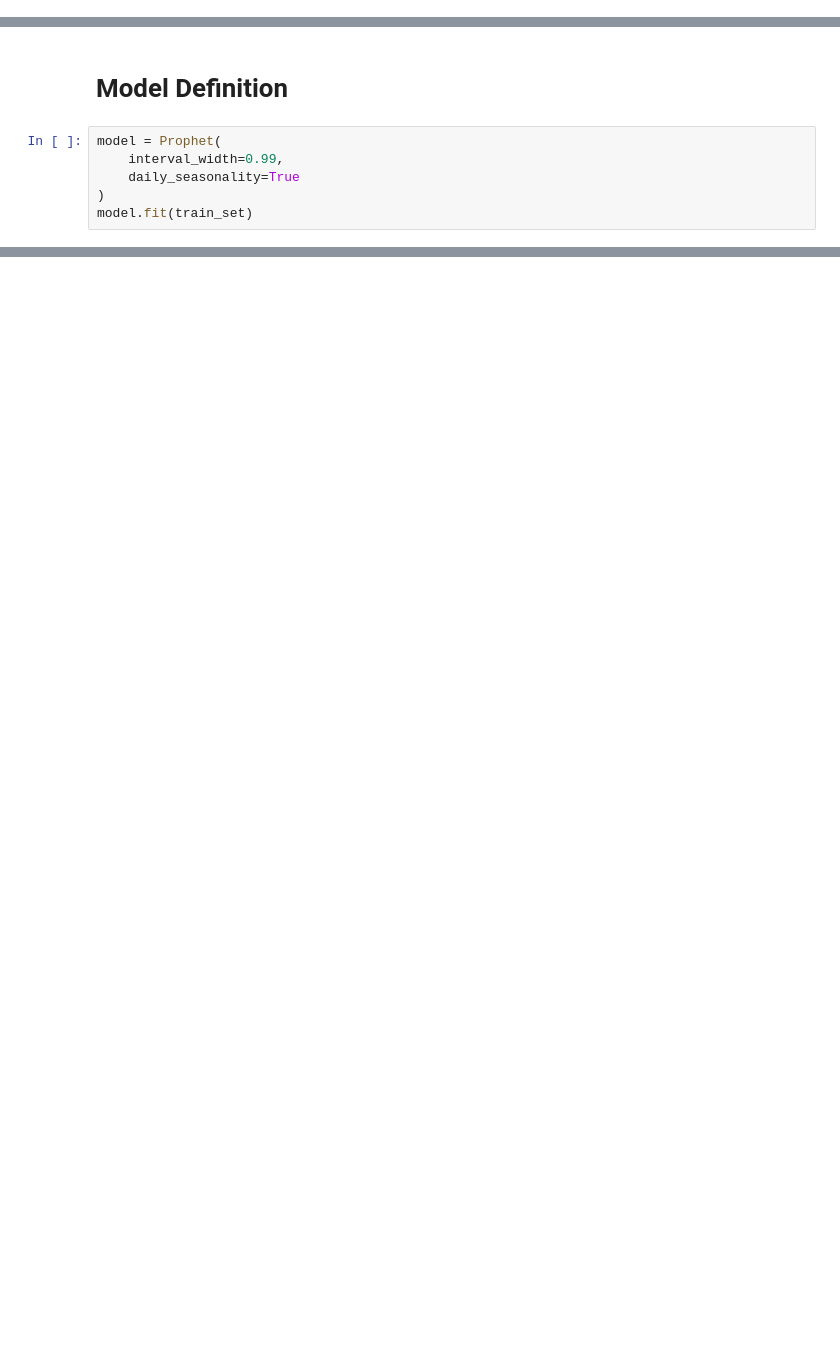
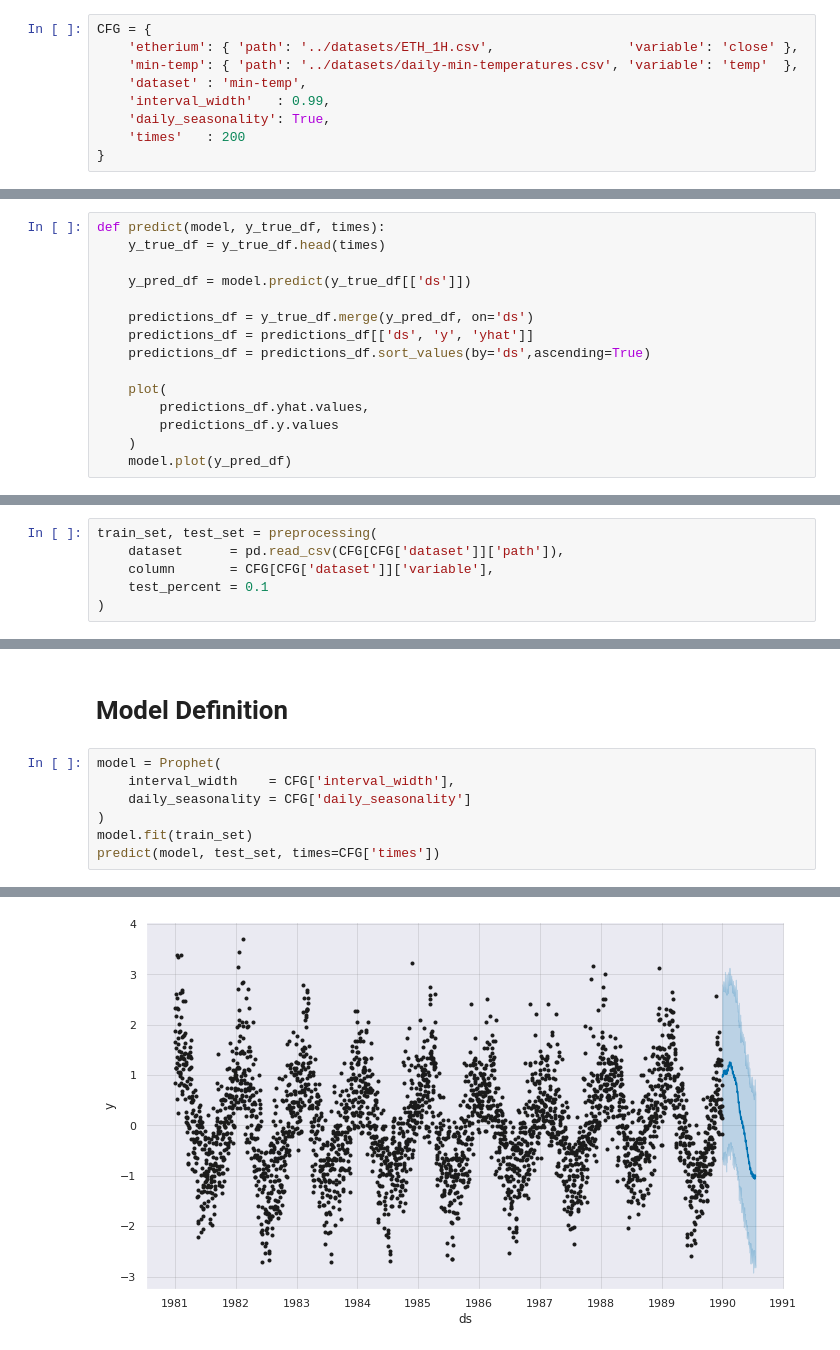
Before and after one commit to magistery-tps/time-series-tp, a Jupyter notebook: notebooks/prediction_prophet.ipynb, the cells around one changed output, grey strips where cells are left out. Cells and saved outputs as stored; diff of their text form; blank space fills up the shorter version.

```diff
--- a/notebooks/prediction_prophet.ipynb
+++ b/notebooks/prediction_prophet.ipynb
@@ -42,0 +32,9 @@ DATASET_2_PATH = '../datasets/daily-min-temperatures.csv'
+# %%
+CFG = {
+    'etherium': { 'path': '../datasets/ETH_1H.csv',                 'variable': 'close' },
+    'min-temp': { 'path': '../datasets/daily-min-temperatures.csv', 'variable': 'temp'  },
+    'dataset' : 'min-temp',
+    'interval_width'   : 0.99,
+    'daily_seasonality': True,
+    'times'   : 200
+}
@@ -42,0 +73,15 @@ DATASET_2_PATH = '../datasets/daily-min-temperatures.csv'
+# %%
+def predict(model, y_true_df, times):
+    y_true_df = y_true_df.head(times)
+
+    y_pred_df = model.predict(y_true_df[['ds']])
+
+    predictions_df = y_true_df.merge(y_pred_df, on='ds')
+    predictions_df = predictions_df[['ds', 'y', 'yhat']]
+    predictions_df = predictions_df.sort_values(by='ds',ascending=True)
+
+    plot(
+        predictions_df.yhat.values,
+        predictions_df.y.values
+    )
+    model.plot(y_pred_df)
@@ -77,0 +97,6 @@ train_set, test_set = preprocessing(dataset, VARIABLE, test_percent = 0.1)
+# %%
+train_set, test_set = preprocessing(
+    dataset      = pd.read_csv(CFG[CFG['dataset']]['path']),
+    column       = CFG[CFG['dataset']]['variable'],
+    test_percent = 0.1
+)
@@ -79,8 +107,9 @@ train_set, test_set = preprocessing(dataset, VARIABLE, test_percent = 0.1)
 # Model Definition
 # %%
 model = Prophet(
-    interval_width=0.99,
-    daily_seasonality=True
+    interval_width    = CFG['interval_width'],
+    daily_seasonality = CFG['daily_seasonality']
 )
 model.fit(train_set)
+predict(model, test_set, times=CFG['times'])
 # %% [output]
@@ -89,0 +121 @@ model.fit(train_set)
+[figure, added]
```
Also changed, not shown: parts of 12 cells of this notebook.
